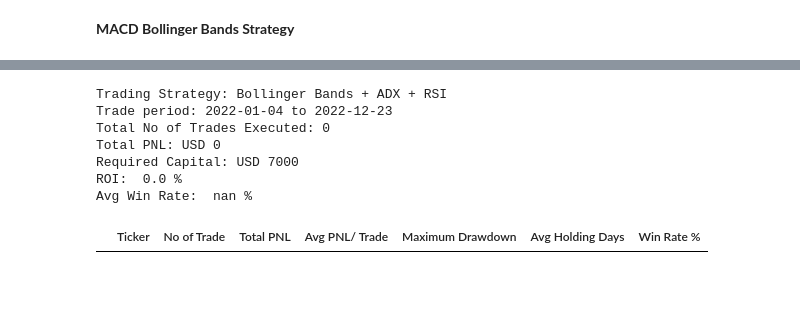
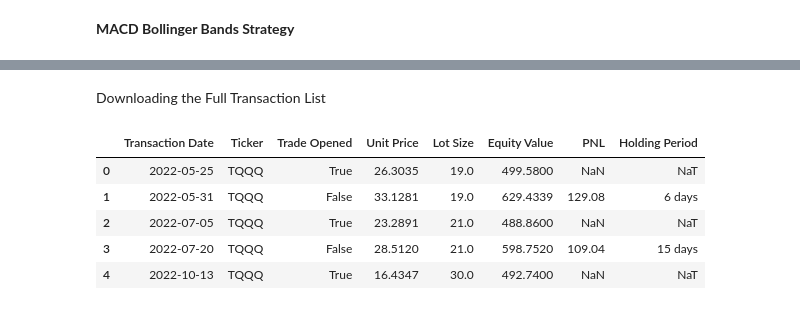
Before and after one commit to jade-lam/AlgorithmicTrading, a Jupyter notebook: Bollinger Bands Strategy on 3x Leveraged ETF.ipynb, the cells around one changed output, grey strips where cells are left out. Drawn from its saved outputs; the diff is of its cells as text; code cells hidden in the pictures.

```diff
--- a/Bollinger Bands Strategy on 3x Leveraged ETF.ipynb
+++ b/Bollinger Bands Strategy on 3x Leveraged ETF.ipynb
@@ -426,24 +283,0 @@ for df in df_list:
-# %%
-# PNL for Bollinger Bands + ADX + RSI Strategy
-
-measure_date = df_list[1].loc[1, 'Date']
-end_date = df_list[1].loc[df.index[-1], 'Date']
-print('Trading Strategy: Bollinger Bands + ADX + RSI')
-print('Trade period:', (measure_date.strftime('%Y-%m-%d')), 'to', end_date.strftime('%Y-%m-%d'))
-ROI = ((bbadxrsi_result_df['Total PNL'].sum()/ initial_capital)*100).round(2)
-MDD = bbadxrsi_result_df['Maximum Drawdown'].mean().round(2)
-print('Total No of Trades Executed:', (bbadxrsi_result_df['No of Trade'].sum()))
-print('Total PNL: USD', bbadxrsi_result_df['Total PNL'].sum().round(2))
-print('Required Capital: USD', initial_capital)
-print('ROI: ', ROI, '%')
-print('Avg Win Rate: ', round(bbadxrsi_result_df[bbadxrsi_result_df['No of Trade'] > 0]['Win Rate %'].mean(),2), '%')
-bbadxrsi_result_df[bbadxrsi_result_df['No of Trade'] > 0].sort_values(by=['Total PNL', 'Avg PNL/ Trade'], ascending=False)
-# %% [output]
-Trading Strategy: Bollinger Bands + ADX + RSI
-Trade period: 2022-01-04 to 2022-12-23
-Total No of Trades Executed: 0
-Total PNL: USD 0
-Required Capital: USD 7000
-ROI:  0.0 %
-Avg Win Rate:  nan %
-|  | Ticker | No of Trade | Total PNL | Avg PNL/ Trade | Maximum Drawdown | Avg Holding Days | Win Rate % |
@@ -557,0 +284,14 @@ def backtest_bbmacd(df):
+# %% [markdown]
+Downloading the Full Transaction List
+# %%
+full_trade = pd.DataFrame(bb_macd_tradelist)
+full_trade.columns = ['Transaction Date', 'Ticker', 'Trade Opened', 'Unit Price', 'Lot Size', 'Equity Value', 'PNL', 'Holding Period']
+# %%
+full_trade.head()
+# %% [output]
+|  | Transaction Date | Ticker | Trade Opened | Unit Price | Lot Size | Equity Value | PNL | Holding Period |
+| 0 | 2022-05-25 | TQQQ | True | 26.3035 | 19.0 | 499.5800 | NaN | NaT |
+| 1 | 2022-05-31 | TQQQ | False | 33.1281 | 19.0 | 629.4339 | 129.08 | 6 days |
+| 2 | 2022-07-05 | TQQQ | True | 23.2891 | 21.0 | 488.8600 | NaN | NaT |
+| 3 | 2022-07-20 | TQQQ | False | 28.5120 | 21.0 | 598.7520 | 109.04 | 15 days |
+| 4 | 2022-10-13 | TQQQ | True | 16.4347 | 30.0 | 492.7400 | NaN | NaT |
```
Also changed, not shown: parts of 14 cells of this notebook.
